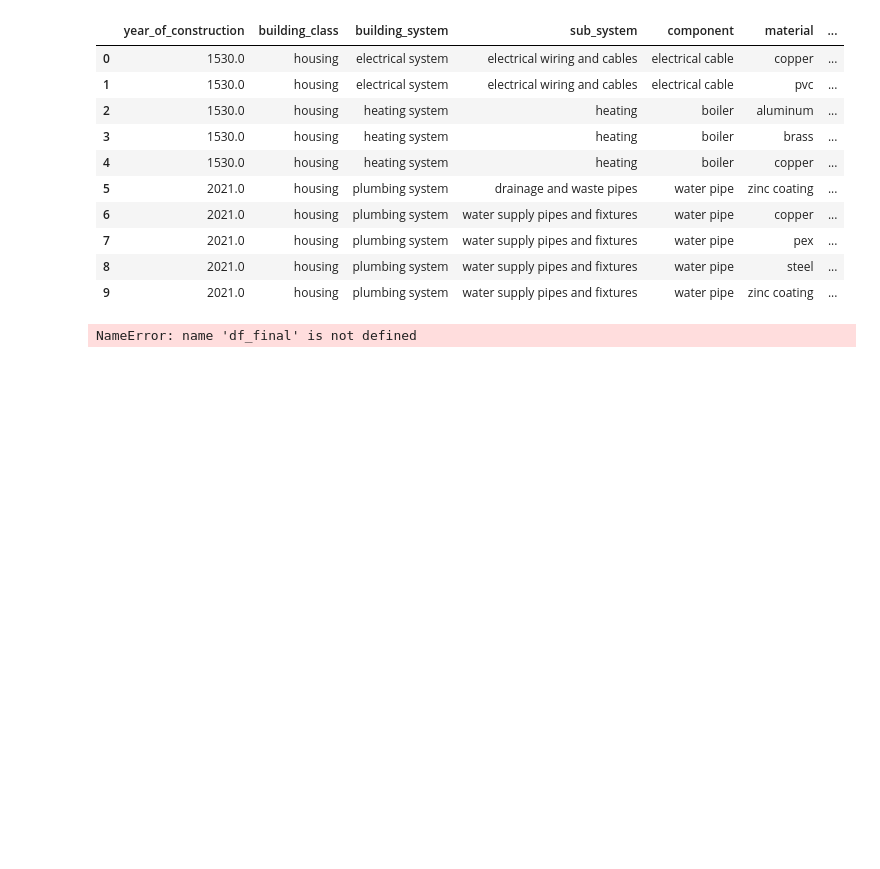
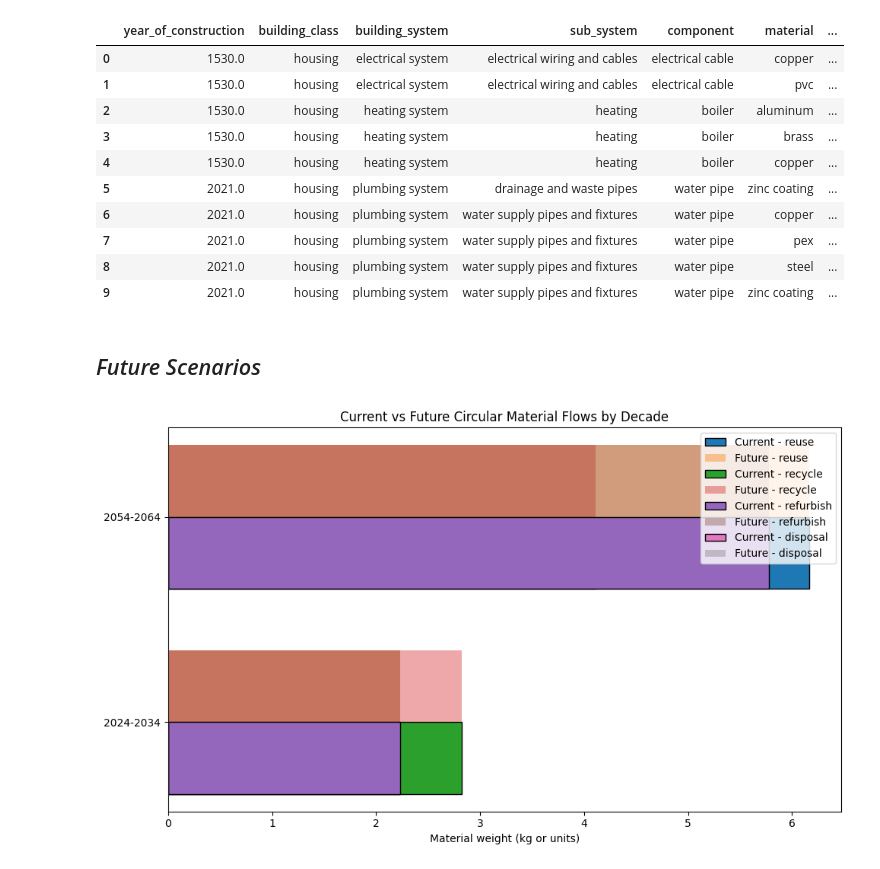
Before and after one commit to shuyanxiong/Integrated_Framework_Stock_Estimation, a Jupyter notebook: CCP.ipynb, the cells around one changed output. Cells and saved outputs as stored; diff of their text form; code cells hidden in the pictures; blank space fills up the shorter version.

```diff
--- a/CCP.ipynb
+++ b/CCP.ipynb
@@ -493,7 +598,7 @@ import plotly.graph_objects as go
 
 
 # df = pd.DataFrame(data)
-df = df_final
+# df = df_final
 # rename column
 df.rename(columns={'year of construction of the building yyyy': 'year_of_construction'}, inplace=True)
 # add _ to column names
@@ -681,14 +786,12 @@ fig = go.Figure(data=[go.Sankey(
 
 fig.update_layout(title_text="Building Material Flow Sankey Diagram", font_size=10)
 fig.show()
-# %% [output]
-NameError: name 'df_final' is not defined
 # %%
 import pandas as pd
 import plotly.graph_objects as go
 
 # df = pd.DataFrame(data)
-df = df_final
+# df = df_final
 # rename column
 df.rename(columns={'year of construction of the building yyyy': 'year_of_construction'}, inplace=True)
 # add _ to column names
@@ -848,3 +951,5 @@ fig = go.Figure(data=[go.Sankey(
 
 fig.update_layout(title_text="Building Material Flow Sankey Diagram", font_size=10)
 fig.show()
+# %% [markdown]
+## *Future Scenarios*
@@ -850,0 +1170,64 @@ fig.show()
+# %%
+df_current = df
+df_future = df_scenario
+
+# Calculate end of life year and decade
+def assign_decade(row):
+    end_year = int(row['year_of_construction']) + 50
+    if end_year < 2034:
+        return '2024-2034'
+    elif end_year < 2044:
+        return '2034-2044'
+    elif end_year < 2054:
+        return '2044-2054'
+    else:
+        return '2054-2064'
+
+df_current['decade'] = df_current.apply(assign_decade, axis=1)
+df_future['decade'] = df_future.apply(assign_decade, axis=1)
+
+# Function to compute total flow per category
+def compute_flow(df):
+    flows = df.copy()
+    flow_records = []
+    for category in ['reuse', 'recycle', 'refurbish', 'disposal']:
+        grouped = flows.groupby('decade').apply(lambda x: (x['material_weight'] * x[category]).sum()).reset_index()
+        grouped.columns = ['decade', category]
+        flow_records.append(grouped.set_index('decade'))
+    return pd.concat(flow_records, axis=1)
+
+flow_current = compute_flow(df_current)
+flow_future = compute_flow(df_future)
+
+# Plotting
+fig, ax = plt.subplots(figsize=(10, 6))
+width = 0.35
+decades = flow_current.index.tolist()
+x = range(len(decades))
+
+for i, cat in enumerate(['reuse', 'recycle', 'refurbish', 'disposal']):
+    ax.barh(
+        [xi - width/2 for xi in x],
+        flow_current[cat],
+        height=width,
+        label=f'Current - {cat}',
+
+        edgecolor='black'
+    )
+    ax.barh(
+        [xi + width/2 for xi in x],
+        flow_future[cat],
+        height=width,
+        label=f'Future - {cat}',
+        alpha=0.4
+    )
+
+ax.set_yticks(x)
+ax.set_yticklabels(decades)
+ax.set_xlabel("Material weight (kg or units)")
+ax.set_title("Current vs Future Circular Material Flows by Decade")
+ax.legend(loc="upper right")
+plt.tight_layout()
+plt.show()
+# %% [output]
+[figure, added]
```
Also changed, not shown: parts of 7 cells of this notebook, 2 other files.
